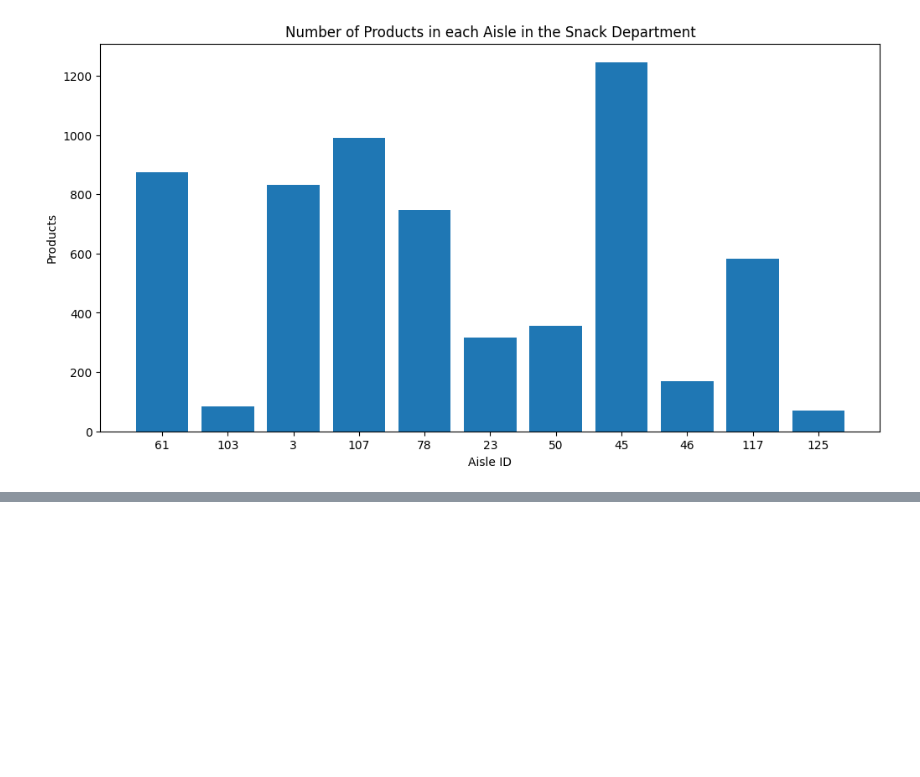
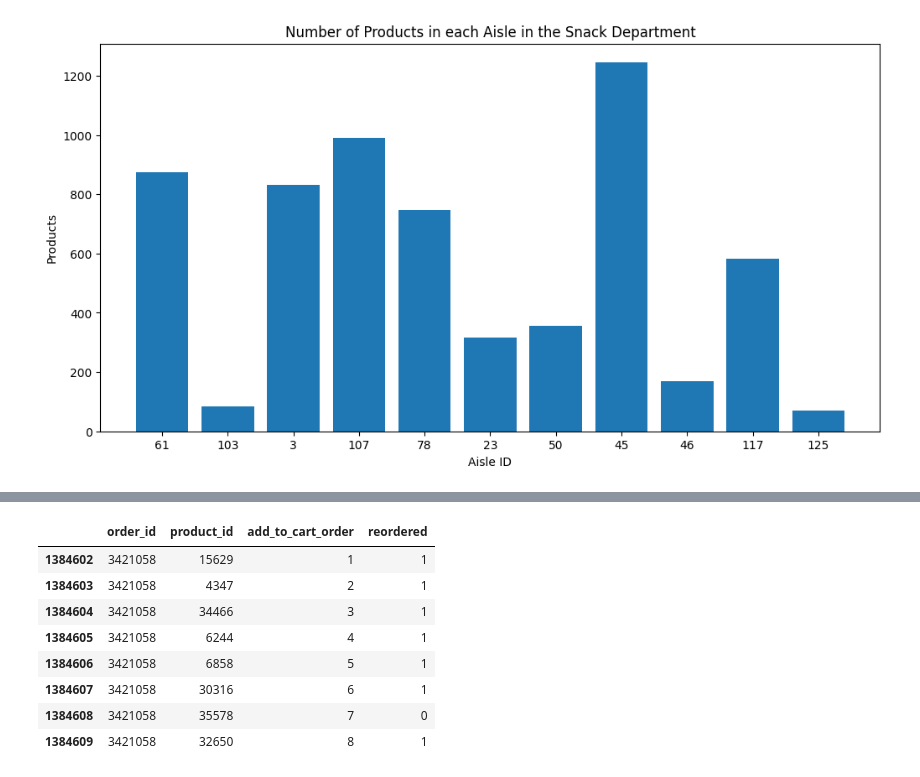
Before and after one commit to NyleLuza/fall2025, a Jupyter notebook: comp541/final_project/project.ipynb, the cells around one changed output, grey strips where cells are left out. Saved outputs shown, nothing was run; the diff lists cells and outputs as text; code cells hidden in the pictures; blank space fills up the shorter version.

```diff
--- a/comp541/final_project/project.ipynb
+++ b/comp541/final_project/project.ipynb
@@ -124,0 +125,12 @@ df_dept_products[df_dept_products["aisle_id"] == 125].head(50) # Trail Mix aisle
+# %%
+df_order_products__train[df_order_products__train["order_id"] == 3421058]
+# %% [output]
+|  | order_id | product_id | add_to_cart_order | reordered |
+| 1384602 | 3421058 | 15629 | 1 | 1 |
+| 1384603 | 3421058 | 4347 | 2 | 1 |
+| 1384604 | 3421058 | 34466 | 3 | 1 |
+| 1384605 | 3421058 | 6244 | 4 | 1 |
+| 1384606 | 3421058 | 6858 | 5 | 1 |
+| 1384607 | 3421058 | 30316 | 6 | 1 |
+| 1384608 | 3421058 | 35578 | 7 | 0 |
+| 1384609 | 3421058 | 32650 | 8 | 1 |
```
Also changed, not shown: parts of 3 cells of this notebook.
